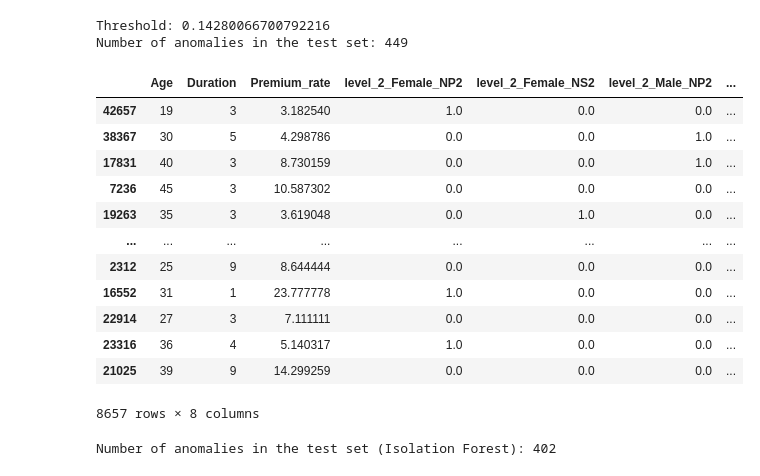
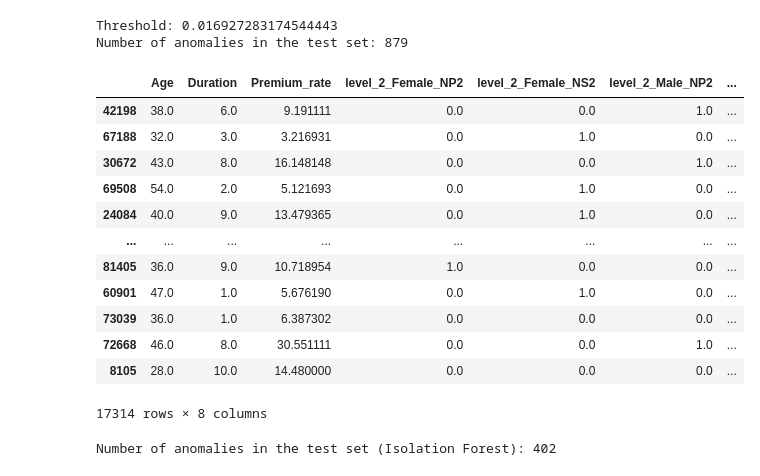
Before and after one commit to Dhaneshkp/DesktopAssistant, a Jupyter notebook: DATA_processing_outlier VAE.ipynb, the cells around one changed output. Saved outputs shown, nothing was run; the diff lists cells and outputs as text; code cells hidden in the pictures.

```diff
--- a/DATA_processing_outlier VAE.ipynb
+++ b/DATA_processing_outlier VAE.ipynb
@@ -211,0 +310,38 @@ Number of anomalies in the test set: 449
+# %%
+# prompt: use variable autoencoder instaed of CnnID above for nanomalie
+
+# Define the VAE architecture
+input_dim = X_train.shape[1]
+encoding_dim = 3
+
+input_layer = Input(shape=(input_dim,))
+encoder = Dense(encoding_dim, activation="relu")(input_layer)
+decoder = Dense(input_dim, activation="linear")(encoder)
+
+vae = Model(inputs=input_layer, outputs=decoder)
+vae.compile(optimizer='adam', loss='mse')
+
+# Train the VAE
+history = vae.fit(X_train.reshape(-1, 7), X_train.reshape(-1, 7),
+                epochs=50,
+                batch_size=32,
+                validation_split=0.1,
+                verbose=1)
+
+# Predict the training data
+pred_train = vae.predict(X_train.reshape(-1, 7))
+mse_train = np.mean(np.power(X_train.reshape(-1, 7) - pred_train, 2), axis=1)
+
+# Predict the test data
+pred_test = vae.predict(X_test.reshape(-1, 7))
+mse_test = np.mean(np.power(X_test.reshape(-1, 7) - pred_test, 2), axis=1)
+
+# Define a threshold for anomaly detection
+threshold = np.percentile(mse_train, 95)
+
+# Identify anomalies in the test set
+anomalies = mse_test > threshold
+
+# Print the results
+print(f"Threshold: {threshold}")
+print(f"Number of anomalies in the test set: {np.sum(anomalies)}")
@@ -212,31 +392,35 @@ Number of anomalies in the test set: 449
 # %%
 # Create a copy of the original test DataFrame
 test_df_with_anomalies = result_df_encoded.iloc[test_indices].copy()
 
 # Add an 'anomaly' column to the test DataFrame
 test_df_with_anomalies['anomaly'] = anomalies
 
 print(f"Threshold: {threshold}")
 print(f"Number of anomalies in the test set: {np.sum(anomalies)}")
 
 # Display the test DataFrame with anomaly tags
+
+for col in continuous_cols:
+    test_df_with_anomalies[col] = test_df_with_anomalies[col] * max_values[col]
+
 test_df_with_anomalies
 # %% [output]
-Threshold: 0.14280066700792216
-Number of anomalies in the test set: 449
+Threshold: 0.016927283174544443
+Number of anomalies in the test set: 879
 |  | Age | Duration | Premium_rate | level_2_Female_NP2 | level_2_Female_NS2 | level_2_Male_NP2 | ... |
-| 42657 | 19 | 3 | 3.182540 | 1.0 | 0.0 | 0.0 | ... |
-| 38367 | 30 | 5 | 4.298786 | 0.0 | 0.0 | 1.0 | ... |
-| 17831 | 40 | 3 | 8.730159 | 0.0 | 0.0 | 1.0 | ... |
-| 7236 | 45 | 3 | 10.587302 | 0.0 | 0.0 | 0.0 | ... |
-| 19263 | 35 | 3 | 3.619048 | 0.0 | 1.0 | 0.0 | ... |
+| 42198 | 38.0 | 6.0 | 9.191111 | 0.0 | 0.0 | 1.0 | ... |
+| 67188 | 32.0 | 3.0 | 3.216931 | 0.0 | 1.0 | 0.0 | ... |
+| 30672 | 43.0 | 8.0 | 16.148148 | 0.0 | 0.0 | 1.0 | ... |
+| 69508 | 54.0 | 2.0 | 5.121693 | 0.0 | 1.0 | 0.0 | ... |
+| 24084 | 40.0 | 9.0 | 13.479365 | 0.0 | 1.0 | 0.0 | ... |
 | ... | ... | ... | ... | ... | ... | ... | ... |
-| 2312 | 25 | 9 | 8.644444 | 0.0 | 0.0 | 0.0 | ... |
-| 16552 | 31 | 1 | 23.777778 | 1.0 | 0.0 | 0.0 | ... |
-| 22914 | 27 | 3 | 7.111111 | 0.0 | 0.0 | 0.0 | ... |
-| 23316 | 36 | 4 | 5.140317 | 1.0 | 0.0 | 0.0 | ... |
-| 21025 | 39 | 9 | 14.299259 | 0.0 | 0.0 | 0.0 | ... |
+| 81405 | 36.0 | 9.0 | 10.718954 | 1.0 | 0.0 | 0.0 | ... |
+| 60901 | 47.0 | 1.0 | 5.676190 | 0.0 | 1.0 | 0.0 | ... |
+| 73039 | 36.0 | 1.0 | 6.387302 | 0.0 | 0.0 | 0.0 | ... |
+| 72668 | 46.0 | 8.0 | 30.551111 | 0.0 | 0.0 | 1.0 | ... |
+| 8105 | 28.0 | 10.0 | 14.480000 | 0.0 | 0.0 | 0.0 | ... |
-8657 rows × 8 columns
+17314 rows × 8 columns
 # %%
 # prompt: crate an isolation forest to detect anomalies in teh result_df_encoded and fina the index of anomalies in teh data and crate a data frame like test_df_with_anomalies , use the xtrain and xtest etc using the xtrain and xtest indices created in the previuos code, and for isolation forest i think we need y test and train so creat theam , if we drop premium rate then thas sdropiing the ioput
 
```
Also changed, not shown: parts of 11 cells of this notebook.
